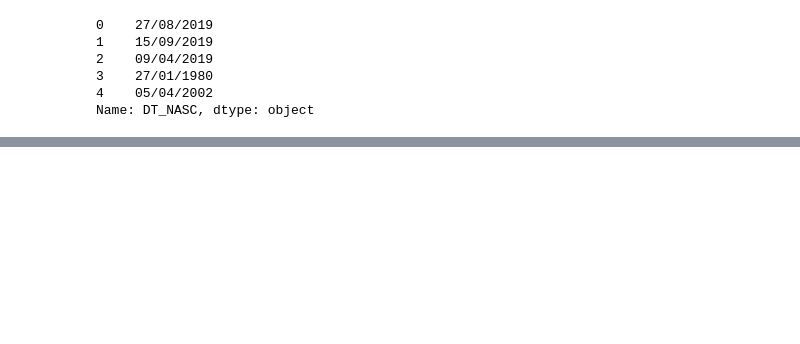
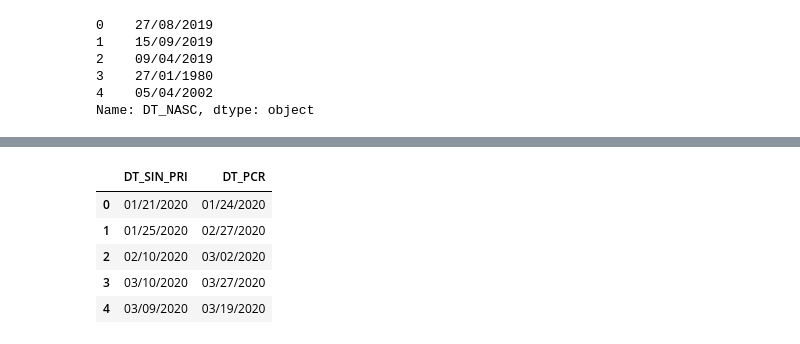
Before and after one commit to raydangaspar/covid-19, a Jupyter notebook: TCC.ipynb, the cells around one changed output, grey strips where cells are left out. Saved outputs shown, nothing was run; the diff lists cells and outputs as text; code cells hidden in the pictures; blank space fills up the shorter version.

```diff
--- a/TCC.ipynb
+++ b/TCC.ipynb
@@ -85,0 +110,23 @@ py.iplot(data)
+# %%
+# Método PCR
+# Diferença de dias entre o início dos sintomas e a confirmação do diagnóstico
+
+df_test = df_srag.copy()
+
+# Pega linhas sem valores nulos
+df_test = df_test[df_test['DT_PCR'].notna()]
+
+# Arruma formato data
+df_test['DT_SIN_PRI'] = df_test.DT_SIN_PRI.apply(fix_data)
+df_test['DT_PCR'] = df_test.DT_PCR.apply(fix_data)
+
+# df_test['Difference'] = df_test['DT_SIN_PRI'].sub(df_test['DT_PCR'], axis=0)
+df_test[['DT_SIN_PRI', 'DT_PCR']].head()
+# df_test[['DT_SIN_PRI', 'DT_PCR', 'Difference']].head(50)
+# %% [output]
+|  | DT_SIN_PRI | DT_PCR |
+| 0 | 01/21/2020 | 01/24/2020 |
+| 1 | 01/25/2020 | 02/27/2020 |
+| 2 | 02/10/2020 | 03/02/2020 |
+| 3 | 03/10/2020 | 03/27/2020 |
+| 4 | 03/09/2020 | 03/19/2020 |
```
Also changed, not shown: parts of 7 cells of this notebook.
